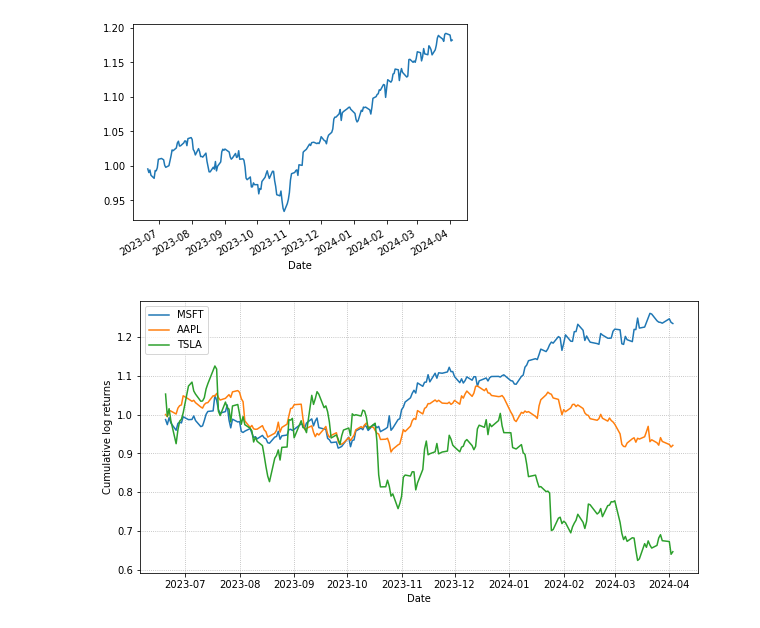
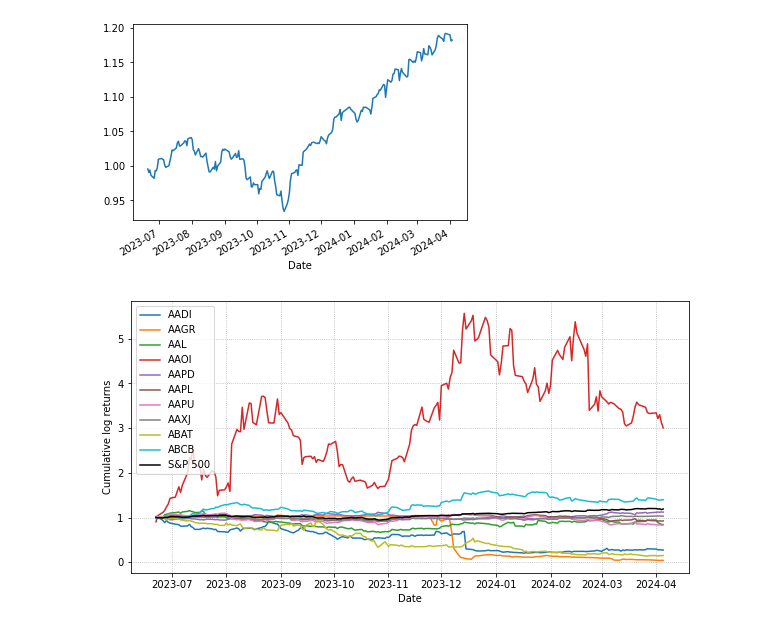
Before and after one commit to JoaoLuis92/Investments, a Jupyter notebook: Investments.ipynb, the cells around one changed output. Cells and saved outputs as stored; diff of their text form; code cells hidden in the pictures.

```diff
--- a/Investments.ipynb
+++ b/Investments.ipynb
@@ -178,7 +190,7 @@ spx_df.CLR.plot()
 # %% [output]
 <Axes: xlabel='Date'>
 [figure]
-# %%
-compare_stocks(["MSFT","AAPL","TSLA"])
-# %% [output]
-[figure, removed]
+# %%
+compare_stocks(Stock_lists.weak_stocks[0:10])
+# %% [output]
+[figure, added]
```
Also changed, not shown: parts of 8 cells of this notebook, 9 other files.
